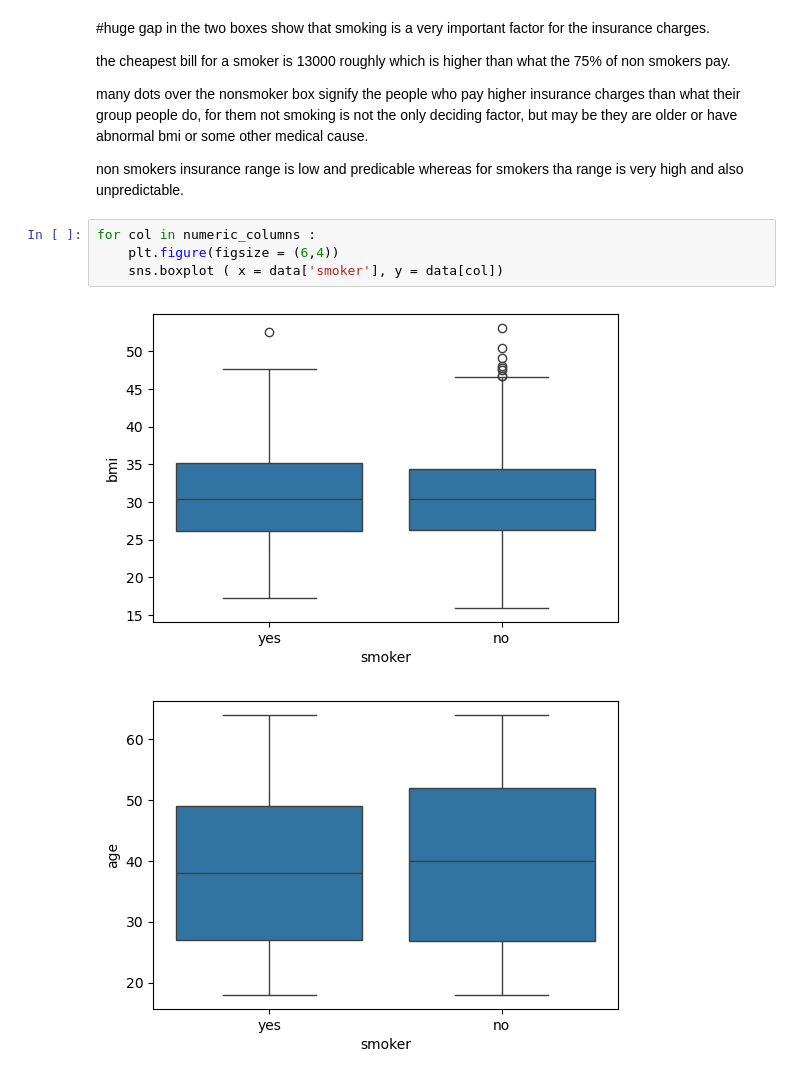
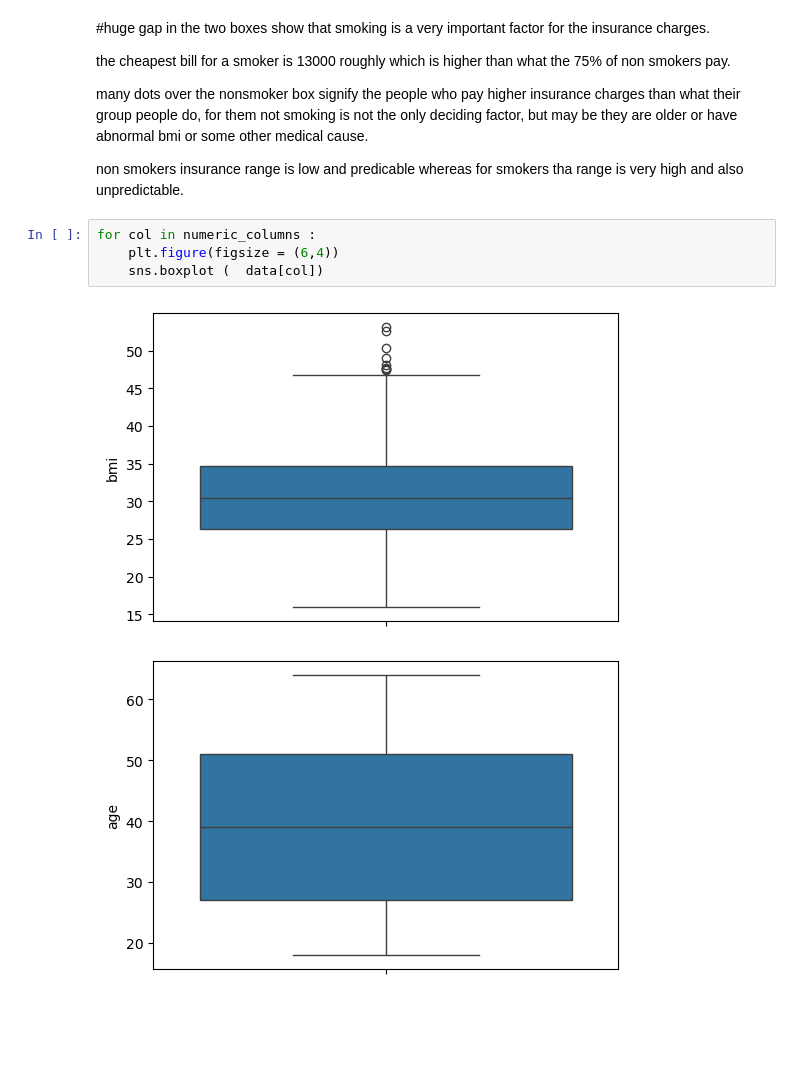
Before and after one commit to khushishahs02/exploratory-data-analysis, a Jupyter notebook: insurance/insurance.ipynb, the cells around one changed output. Cells and saved outputs as stored; diff of their text form; blank space fills up the shorter version.

```diff
--- a/insurance/insurance.ipynb
+++ b/insurance/insurance.ipynb
@@ -144,7 +144,7 @@ non smokers insurance range is low and predicable whereas for smokers tha range
 # %%
 for col in numeric_columns :
     plt.figure(figsize = (6,4))
-    sns.boxplot ( x = data['smoker'], y = data[col])
+    sns.boxplot (  data[col])
 # %% [output]
-[figure, old version]
+[figure, new version]
-[figure, old version]
+[figure, new version]
```
Also changed, not shown: parts of 3 cells of this notebook.
